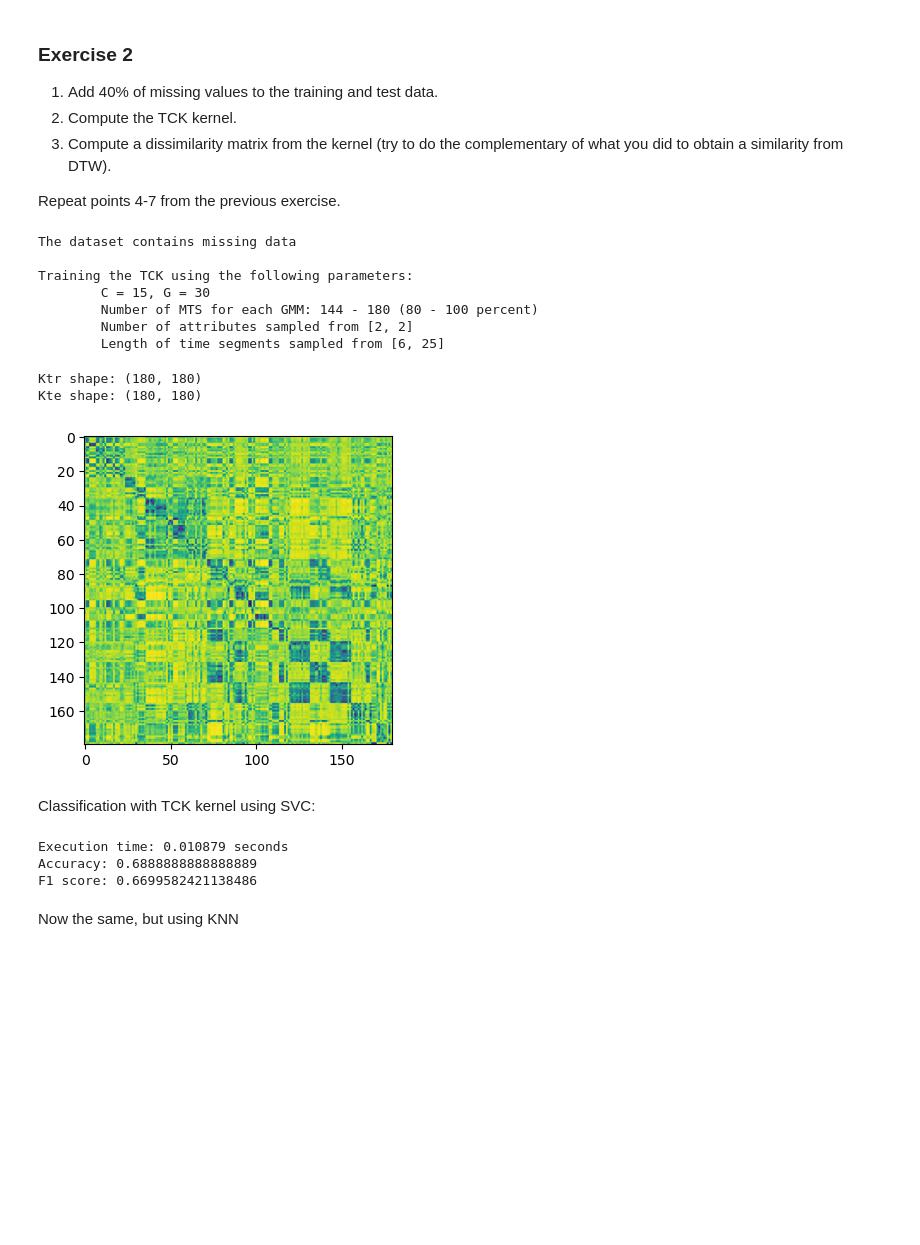
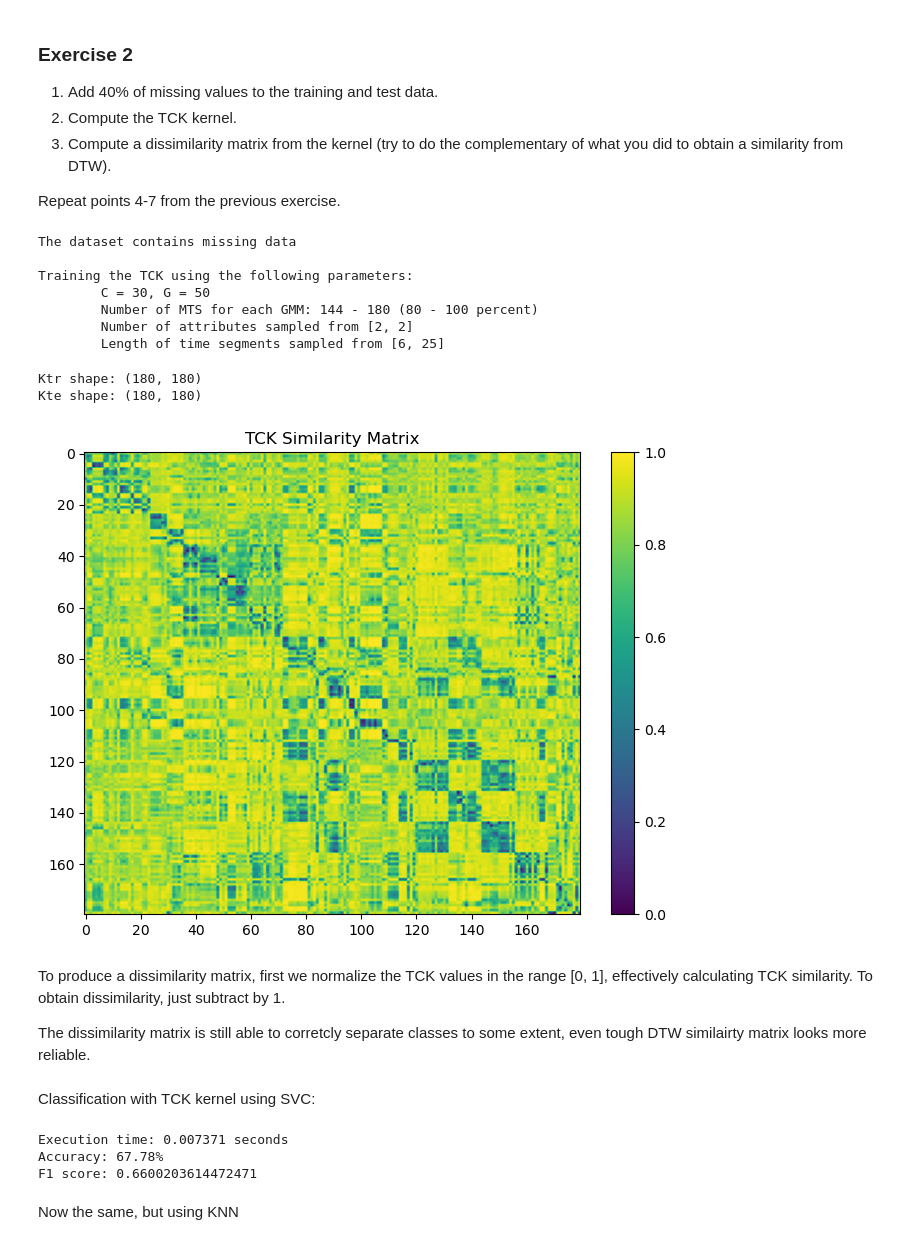
Before and after one commit to FraMaffezzoli/python-time-series-handbook, a Jupyter notebook: exercises/chapter12.ipynb, the cells around one changed output. Cells and saved outputs as stored; diff of their text form; code cells hidden in the pictures; blank space fills up the shorter version.

```diff
--- a/exercises/chapter12.ipynb
+++ b/exercises/chapter12.ipynb
@@ -80,17 +182,15 @@ Xtr[mask_tr == 1] = np.nan
 mask_te = np.random.choice([0, 1], size=Xte.shape, p=[0.6, 0.4])
 Xte[mask_te == 1] = np.nan
 
-tck = TCK(G=30, C=15)
+tck = TCK(G=50, C=30)
 Ktr = tck.fit(Xtr).predict(mode='tr-tr')
 Kte = tck.predict(Xte=Xte, mode='tr-te').T
 print(f"Ktr shape: {Ktr.shape}\nKte shape: {Kte.shape}")
-
-idx_sorted = np.argsort(Yte[:,0])
 # %% [output]
 The dataset contains missing data
 
 Training the TCK using the following parameters:
-        C = 15, G = 30
+        C = 30, G = 50
         Number of MTS for each GMM: 144 - 180 (80 - 100 percent)
         Number of attributes sampled from [2, 2]
         Length of time segments sampled from [6, 25]
@@ -99,41 +199,49 @@ Kte shape: (180, 180)
 # %%
 # Shift from similarity to dissimilarity by standartizing it in the range [0, 1] and subtracting by 1:
 
-Ktr = (Ktr - Ktr.min()) / (Ktr.max() - Ktr.min())
-Ktr = 1 - Ktr
-Kte = (Kte - Kte.min()) / (Kte.max() - Kte.min())
-Kte = 1 - Kte
+tck_sim = (Ktr - Ktr.min()) / (Ktr.max() - Ktr.min())
+tck_dissim_train = 1 - tck_sim
+tck_sim = (Kte - Kte.min()) / (Kte.max() - Kte.min())
+tck_dissim_test = 1 - tck_sim
 
+idx_sorted = np.argsort(Yte[:,0])
+tck_dissim_sorted = tck_dissim_test[:,idx_sorted][idx_sorted,:]
 
-fig =  plt.figure(figsize=(4,4))
-plt.imshow(Kte[idx_sorted][:, idx_sorted]);
+fig =  plt.figure(figsize=(8,6))
+plt.imshow(tck_dissim_sorted, cmap='viridis', aspect='auto')
+plt.title("TCK Similarity Matrix")
+plt.colorbar();
 # %% [output]
-[figure, old version]
+[figure, new version]
+# %% [markdown]
+To produce a dissimilarity matrix, first we normalize the TCK values in the range [0, 1], effectively calculating TCK similarity. To obtain dissimilarity, just subtract by 1.
+
+The dissimilarity matrix is still able to corretcly separate classes to some extent, even tough DTW similairty matrix looks more reliable.
 # %% [markdown]
 Classification with TCK kernel using SVC:
 # %%
 # Fit the classifier
 start_time = time.time()
 clf = svm.SVC(kernel="linear")
-clf.fit(Ktr, Ytr)
+clf.fit(tck_dissim_train, Ytr)
 
 # Compute predictions and accuracy
-y_pred = clf.predict(Kte)
+y_pred = clf.predict(tck_dissim_test)
 
 end_time = time.time()
 
 y_pred.size, Yte.size
 # accuracy, f1 = compute_test_scores(y_pred, Yte)
-f1 = f1_score(Ytr, y_pred, average='macro')  # or 'micro', 'weighted'
-accuracy = accuracy_score(Ytr, y_pred)
+f1 = f1_score(Yte, y_pred, average='macro')  # or 'micro', 'weighted'
+accuracy = accuracy_score(Yte, y_pred)
 
 print(f"Execution time: {end_time - start_time:.6f} seconds")
-print(f"Accuracy: {accuracy}")
+print(f"Accuracy: {accuracy*100:.2f}%")
 print(f"F1 score: {f1}")
 # %% [output]
-Execution time: 0.010879 seconds
-Accuracy: 0.6888888888888889
-F1 score: 0.6699582421138486
+Execution time: 0.007371 seconds
+Accuracy: 67.78%
+F1 score: 0.6600203614472471
 # %% [markdown]
 Now the same, but using KNN
 # %%
```
Also changed, not shown: parts of 23 cells of this notebook.
